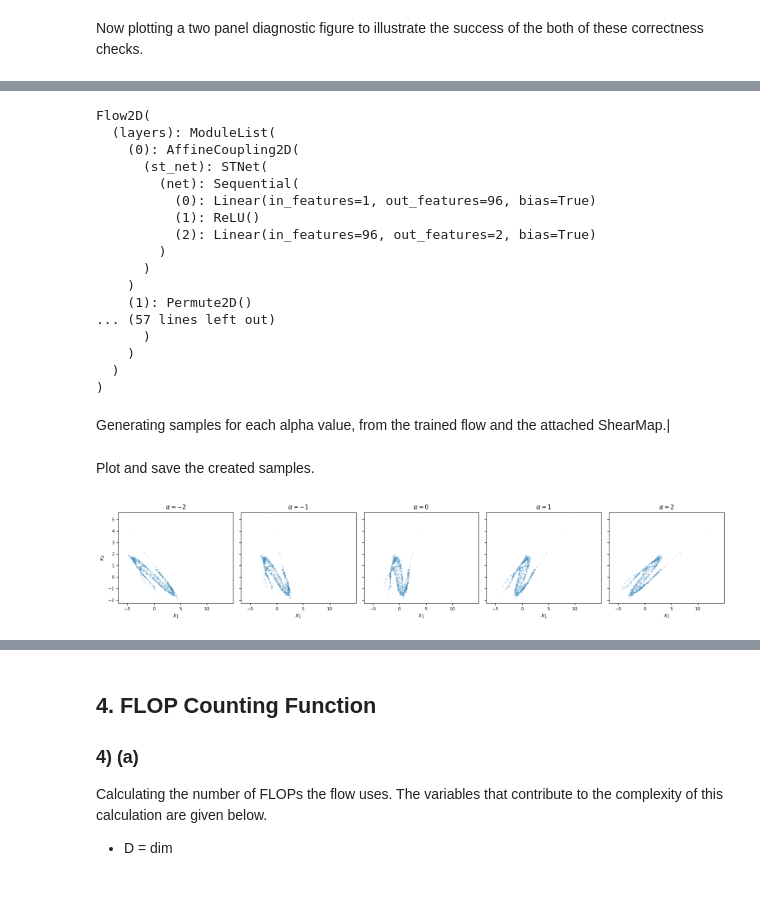
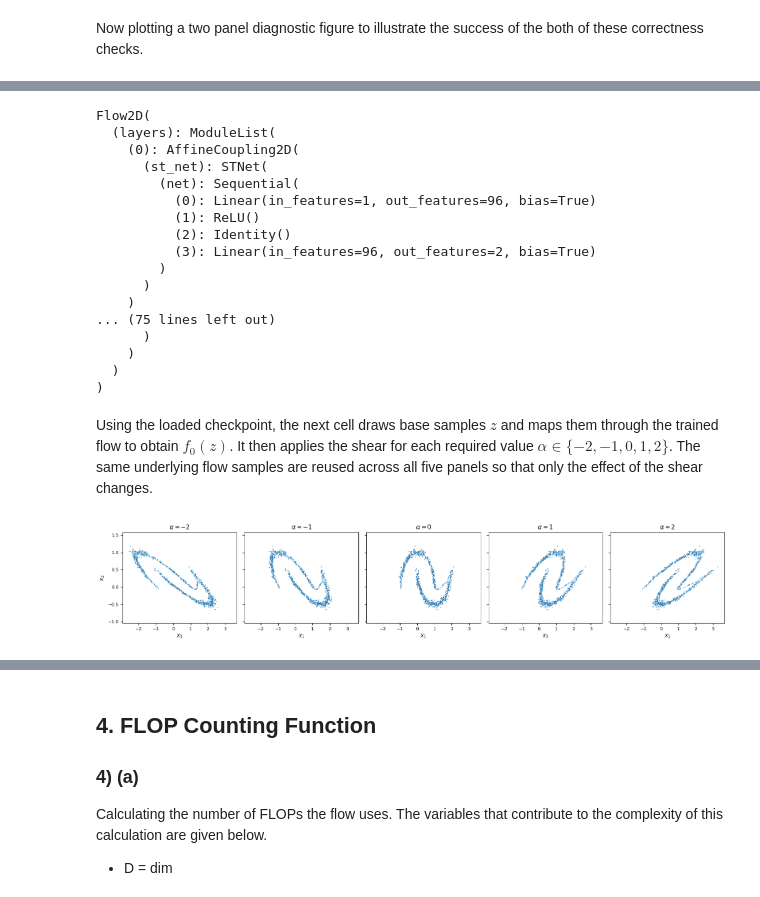
Before and after one commit to harveydgb/normalising-flow-model, a Jupyter notebook: coursework.ipynb, the cells around one changed output, grey strips where cells are left out. Cells and saved outputs as stored; diff of their text form; code cells hidden in the pictures.

```diff
--- a/coursework.ipynb
+++ b/coursework.ipynb
@@ -86,17 +83,19 @@ No missing values or duplicates have been found in any of the provided datasets.
 
 **Tensors and data as input**
 # %%
-# Raw feature tensors
+# Raw feature tensors used as model inputs
 x_train_raw = torch.from_numpy(train_df[["x1", "x2"]].to_numpy(dtype=np.float32))
 x_val_raw = torch.from_numpy(val_df[["x1", "x2"]].to_numpy(dtype=np.float32))
 x_test_raw = torch.from_numpy(test_df[["x1", "x2"]].to_numpy(dtype=np.float32))
 
-# Train-only standardisation (best practice): fit on train, apply to all splits
+# Keep train statistics for reporting and quick preprocessing comparisons
 feature_mean = x_train_raw.mean(dim=0, keepdim=True)
 feature_std = x_train_raw.std(dim=0, keepdim=True).clamp_min(1e-8)
-x_train = (x_train_raw - feature_mean) / feature_std
-x_val = (x_val_raw - feature_mean) / feature_std
-x_test = (x_test_raw - feature_mean) / feature_std
+
+# Final modelling choice: keep the original coordinates
+x_train = x_train_raw.clone()
+x_val = x_val_raw.clone()
+x_test = x_test_raw.clone()
 class_train = train_df["class"].values
 class_val = val_df["class"].values
 class_test = test_df["class"].values
@@ -109,8 +108,8 @@ for name, t in [("x_train_raw", x_train_raw), ("x_val_raw", x_val_raw), ("x_test
     print(f"{'':<11s} mean=[{mu[0].item():>8.4f}, {mu[1].item():>8.4f}] std=[{sd[0].item():>8.4f}, {sd[1].item():>8.4f}]")
 
 print()
-for name, t in [("x_train_std", x_train), ("x_val_std", x_val), ("x_test_std", x_test)]:
-    print(f"{name:<7s}  shape={str(tuple(t.shape)):<10s}  dtype={str(t.dtype):<14s}  min={t.min().item():>8.4f}  max={t.max().item():>8.4f}")
+for name, t in [("x_train_input", x_train), ("x_val_input", x_val), ("x_test_input", x_test)]:
+    print(f"{name:<12s} shape={str(tuple(t.shape)):<10s} dtype={str(t.dtype):<14s} min={t.min().item():>8.4f} max={t.max().item():>8.4f}")
 # %% [output]
 x_train_raw shape=(800, 2)   dtype=torch.float32  min= -1.1268 max=  2.0669
             mean=[  0.5210,   0.2313] std=[  0.8748,   0.4910]
@@ -198,5 +197,5 @@ A single affine coupling layer is implemented below. It keeps one component of t
 # %%
-# Single MLP: Linear(D→H) → ReLU → Linear(H→2D), then split into s and t. Spec: D=1 here.
+# Single MLP: Linear(D→H) → ReLU → Dropout(optional) → Linear(H→2D), then split into s and t. Spec: D=1 here.
 class STNet(nn.Module):
     """Scale/shift network used inside a 2D affine coupling layer.
 
@@ -207,13 +206,15 @@ class STNet(nn.Module):
 
     Notes:
     - The scale output is bounded with `tanh` for numerical stability.
+    - Dropout is optional and disabled by default (dropout_p=0.0).
     """
 
-    def __init__(self, hidden=64):
+    def __init__(self, hidden=64, dropout_p=0.0):
         super().__init__()
         self.net = nn.Sequential(
             nn.Linear(1, hidden),
             nn.ReLU(),
+            nn.Dropout(float(dropout_p)) if float(dropout_p) > 0 else nn.Identity(),
             nn.Linear(hidden, 2)
         )
 
@@ -242,9 +243,9 @@ class AffineCoupling2D(nn.Module):
     log-determinant of the Jacobian.
     """
 
-    def __init__(self, hidden=64):
+    def __init__(self, hidden=64, dropout_p=0.0):
         super().__init__()
-        self.st_net = STNet(hidden=hidden)
+        self.st_net = STNet(hidden=hidden, dropout_p=dropout_p)
 
     def forward(self, z):
         """Forward map (base z -> data x).
@@ -1330,8 +1192,10 @@ Loading the trained model from the checkpoint.
 # %%
 checkpoint = torch.load("checkpoints/flow_full.pt", map_location="cpu")
 flow_surgery = Flow2D(
-    n_layers = checkpoint["config"]["n_layers"],
-    hidden= checkpoint["config"]["hidden"])
+    n_layers=checkpoint["config"]["n_layers"],
+    hidden=checkpoint["config"]["hidden"],
+    dropout_p=float(checkpoint["config"].get("dropout_p", 0.0)),
+)
 flow_surgery.load_state_dict(checkpoint["state_dict"])
 flow_surgery.eval()
 # %% [output]
@@ -1342,58 +1206,56 @@ Flow2D(
         (net): Sequential(
           (0): Linear(in_features=1, out_features=96, bias=True)
           (1): ReLU()
-          (2): Linear(in_features=96, out_features=2, bias=True)
+          (2): Identity()
+          (3): Linear(in_features=96, out_features=2, bias=True)
         )
       )
     )
-    (1): Permute2D()
-... (57 lines left out)
+... (75 lines left out)
       )
     )
   )
 )
-# %% [markdown]
-Generating samples for each alpha value, from the trained flow and the attached ShearMap.|
+# %% [markdown]
+Using the loaded checkpoint, the next cell draws base samples $z$ and maps them through the trained flow to obtain $f_0(z)$. It then applies the shear for each required value $\alpha \in \{-2,-1,0,1,2\}$. The same underlying flow samples are reused across all five panels so that only the effect of the shear changes.
 # %%
 z = torch.randn(1000,2)
 
 alphas = [-2, -1, 0, 1, 2]
 
 with torch.no_grad():
-    x_base, _ = flow_surgery.f(z) #calculating f_0(z) for all values
+    x_unsheared, _ = flow_surgery.f(z) #calculating f_0(z) for all values
 
 #collecting samples across each alpha value
 samples = {}
 for alpha in alphas:
     shear = ShearMap(alpha)
-    y, _ = shear(x_base)
+    y, _ = shear(x_unsheared)
     samples[alpha] = y.numpy()
-# %% [markdown]
-Plot and save the created samples.
 # %%
 all_pts = np.vstack([samples[a] for a in alphas])
 pad = 0.4
 x_lo, x_hi = all_pts[:, 0].min() - pad, all_pts[:, 0].max() + pad
 y_lo, y_hi = all_pts[:, 1].min() - pad, all_pts[:, 1].max() + pad
 
 fig, axes = plt.subplots(1, 5, figsize=(16, 3.2), sharey=True)
 
 for ax, a in zip(axes, alphas):
     pts = samples[a]
-    ax.scatter(pts[:, 0], pts[:, 1], s=2, alpha=0.45,
+    ax.scatter(pts[:, 0], pts[:, 1], s=2, alpha=1,
                color="C0", edgecolors="none", rasterized=True)
     ax.set_title(rf"$\alpha = {a}$", fontsize=11)
     ax.set_xlim(x_lo, x_hi)
     ax.set_ylim(y_lo, y_hi)
     ax.tick_params(labelsize=8)
 
 axes[0].set_ylabel("$x_2$", fontsize=10)
 for ax in axes:
     ax.set_xlabel("$x_1$", fontsize=10)
 
 fig.tight_layout()
 fig.savefig("figs/Figure3b.pdf", bbox_inches="tight")
 fig.savefig("figs_my/Figure3b.png", dpi=150, bbox_inches="tight")
 plt.show()
 # %% [output]
-[figure, old version]
+[figure, new version]
```
Also changed, not shown: parts of 79 cells of this notebook, 10 other files.
